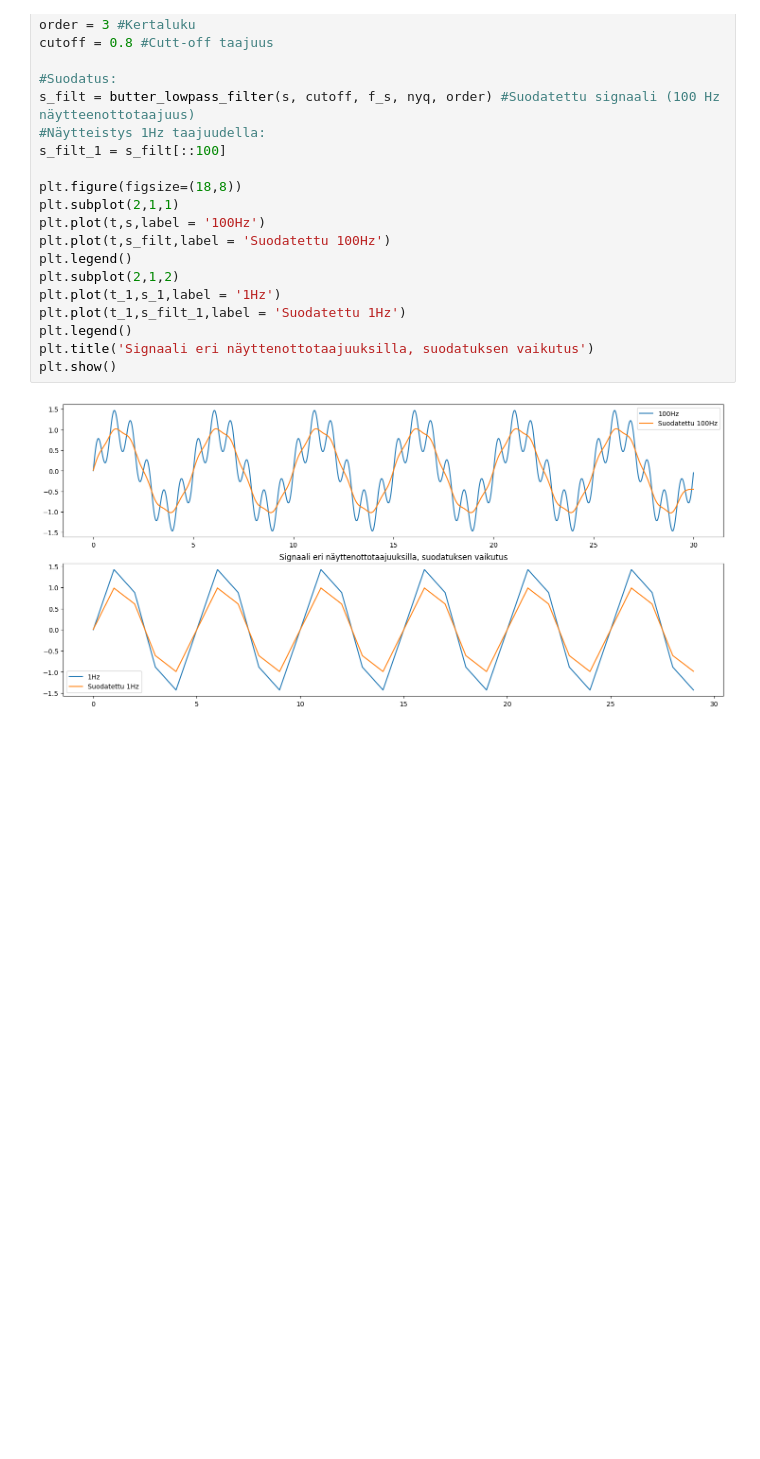
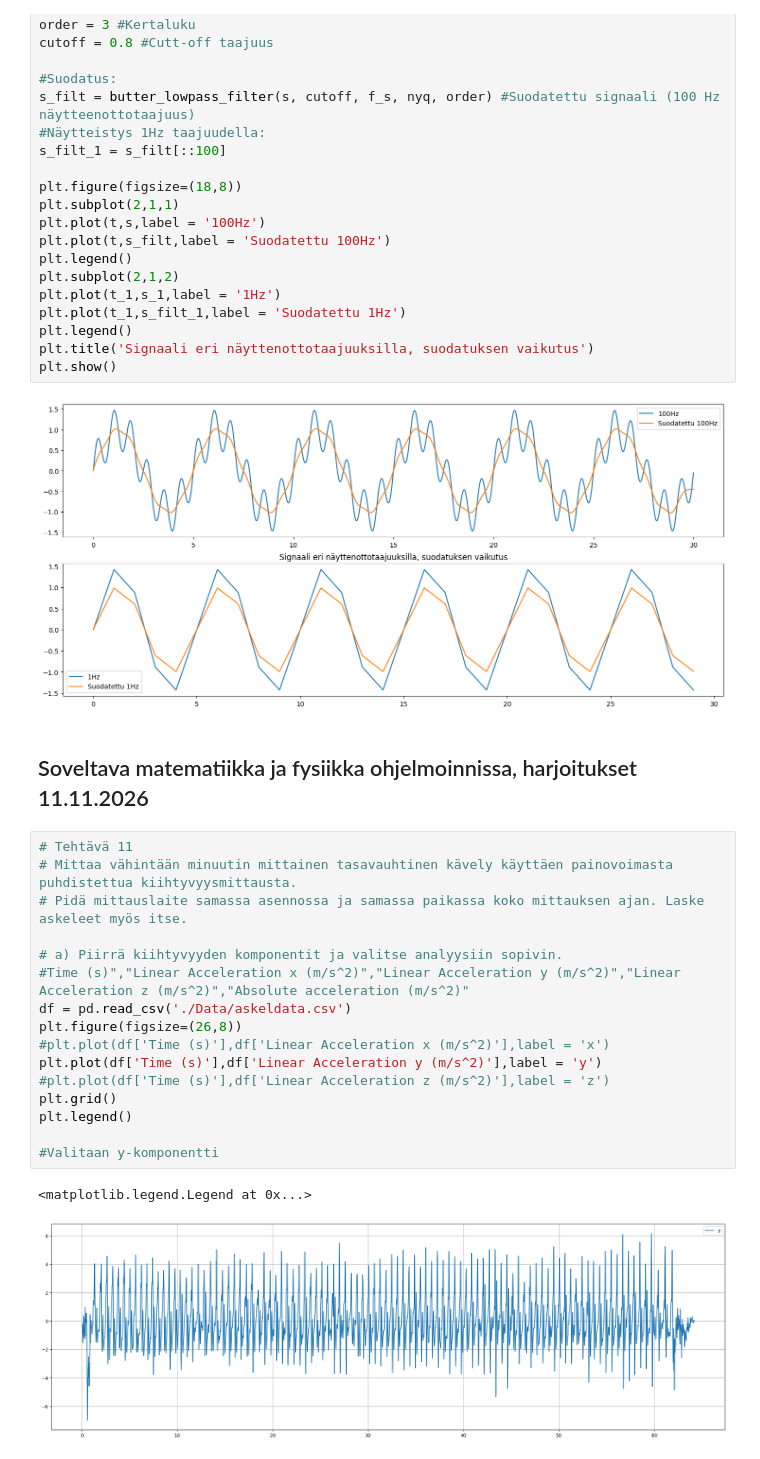
Before and after one commit to ilpovirt/Soveltava_matematiikka_ja_fysiikka_ohjelmoinnissa_2026, a Jupyter notebook: Tehtävät_9-11.ipynb, the cells around one changed output. Saved outputs shown, nothing was run; the diff lists cells and outputs as text; blank space fills up the shorter version.

Commit message:
Tehtävä 11 (askelmittari) lisätty

```diff
--- a/Tehtävät_9-11.ipynb
+++ b/Tehtävät_9-11.ipynb
@@ -192,3 +192,24 @@ plt.title('Signaali eri näyttenottotaajuuksilla, suodatuksen vaikutus')
 plt.show()
 # %% [output]
 [figure]
+# %% [markdown]
+## Soveltava matematiikka ja fysiikka ohjelmoinnissa, harjoitukset 11.11.2026
+# %%
+# Tehtävä 11
+# Mittaa vähintään minuutin mittainen tasavauhtinen kävely käyttäen painovoimasta puhdistettua kiihtyvyysmittausta.
+# Pidä mittauslaite samassa asennossa ja samassa paikassa koko mittauksen ajan. Laske askeleet myös itse.
+
+# a) Piirrä kiihtyvyyden komponentit ja valitse analyysiin sopivin.
+#Time (s)","Linear Acceleration x (m/s^2)","Linear Acceleration y (m/s^2)","Linear Acceleration z (m/s^2)","Absolute acceleration (m/s^2)"
+df = pd.read_csv('./Data/askeldata.csv')
+plt.figure(figsize=(26,8))
+#plt.plot(df['Time (s)'],df['Linear Acceleration x (m/s^2)'],label = 'x')
+plt.plot(df['Time (s)'],df['Linear Acceleration y (m/s^2)'],label = 'y')
+#plt.plot(df['Time (s)'],df['Linear Acceleration z (m/s^2)'],label = 'z')
+plt.grid()
+plt.legend()
+
+#Valitaan y-komponentti
+# %% [output]
+<matplotlib.legend.Legend at 0x...>
+[figure, added]
```
Also changed, not shown: parts of 1 cell of this notebook.
